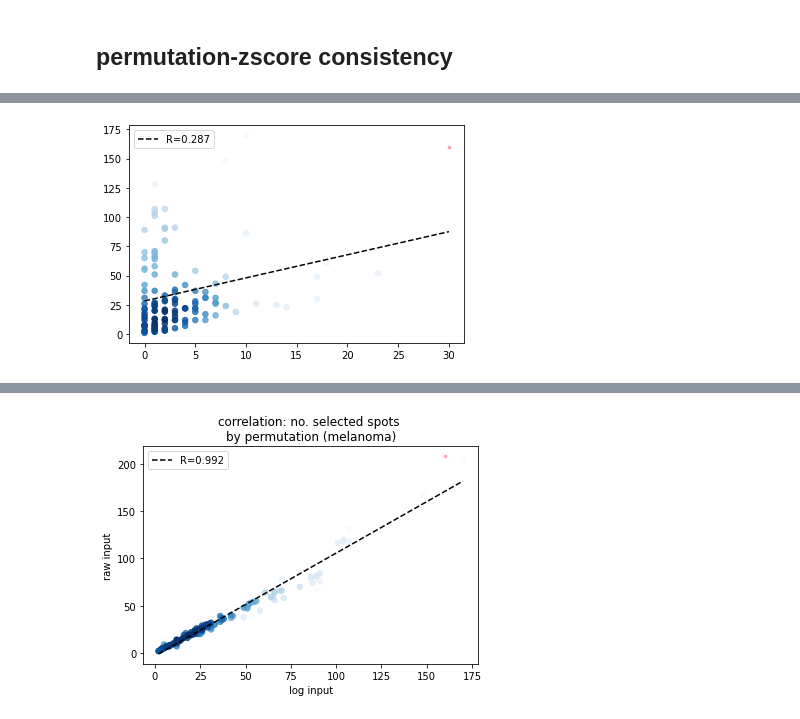
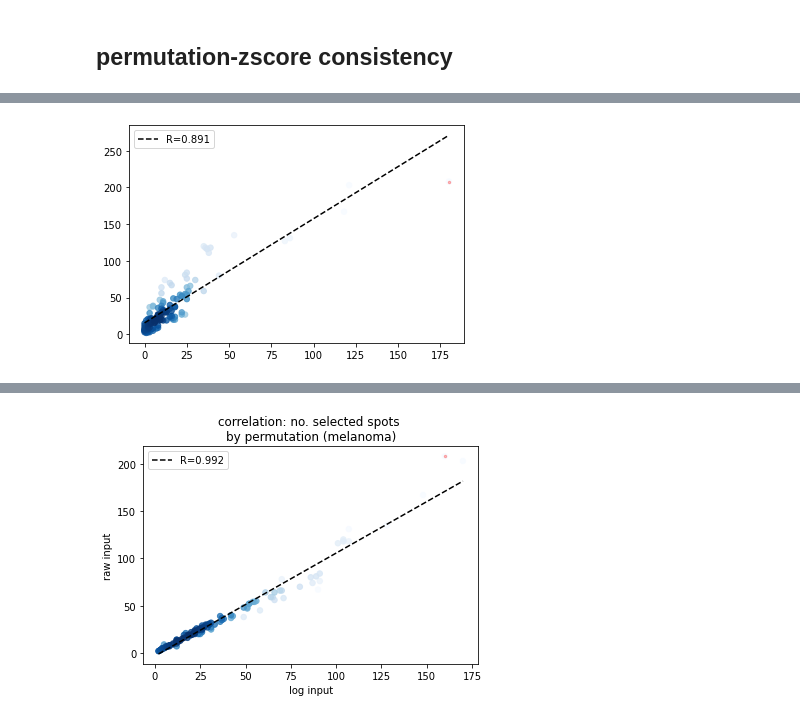
Before and after one commit to StatBiomed/SpatialDM, a Jupyter notebook: tutorial/melanoma.ipynb, the cells around one changed output, grey strips where cells are left out. Saved outputs shown, nothing was run; the diff lists cells and outputs as text; code cells hidden in the pictures.

```diff
--- a/tutorial/melanoma.ipynb
+++ b/tutorial/melanoma.ipynb
@@ -191,10 +230,7 @@ corr_plot(x, y, method='spearman')
 # %%
-x=(my_sample.local_z_p<0.1).sum(1)
-y=(my_sample.local_perm_p<0.1).sum(1)
-# x = np.where(x>2, 2, x)
-# y = np.where(np.isinf(y), 2, y)
-# plt.xlim([0,100])
-# plt.ylim([0,600])
+x=(my_sample2.local_z_p<0.1).sum(1).values
+y=(my_sample.local_perm_p<0.1).sum(1).values
 corr_plot(x, y, method='pearson')
+# plt.savefig('local_corr.pdf')
 # %% [output]
-[figure, old version]
+[figure, new version]
```
Also changed, not shown: parts of 32 cells of this notebook.
